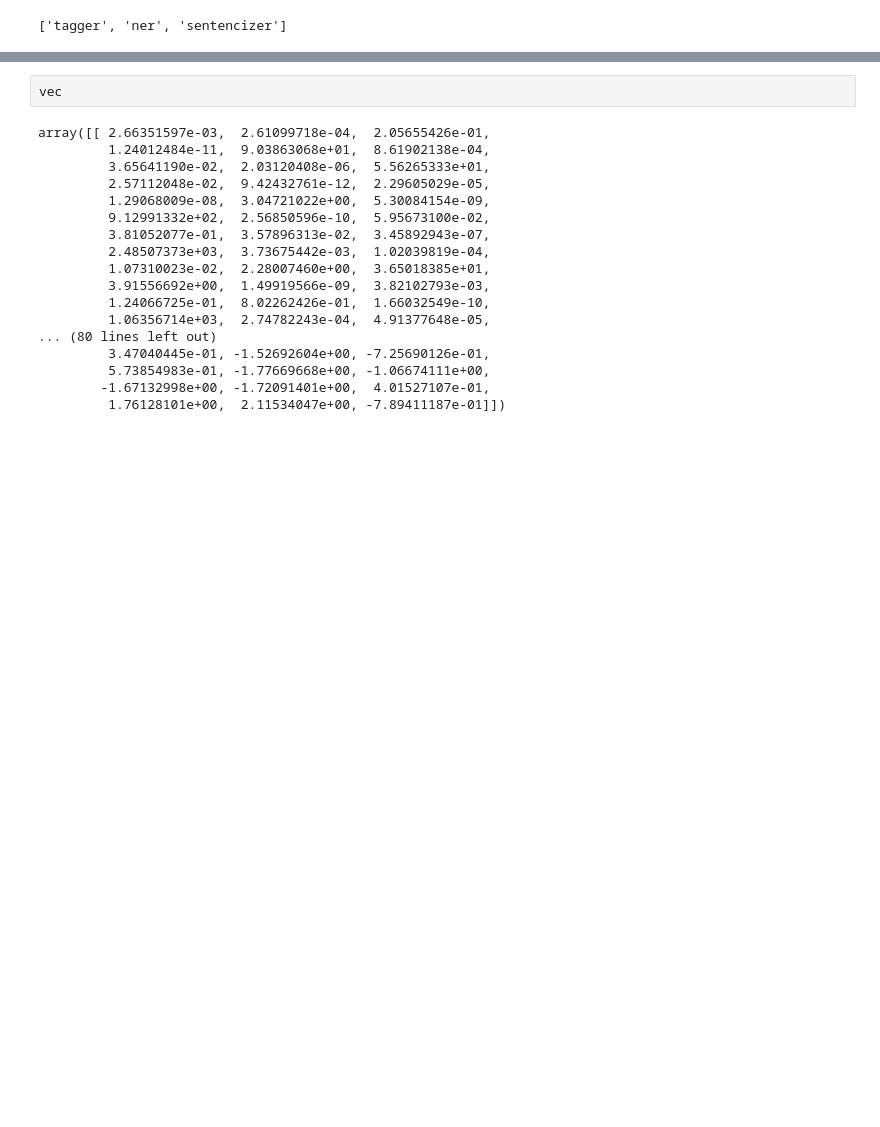
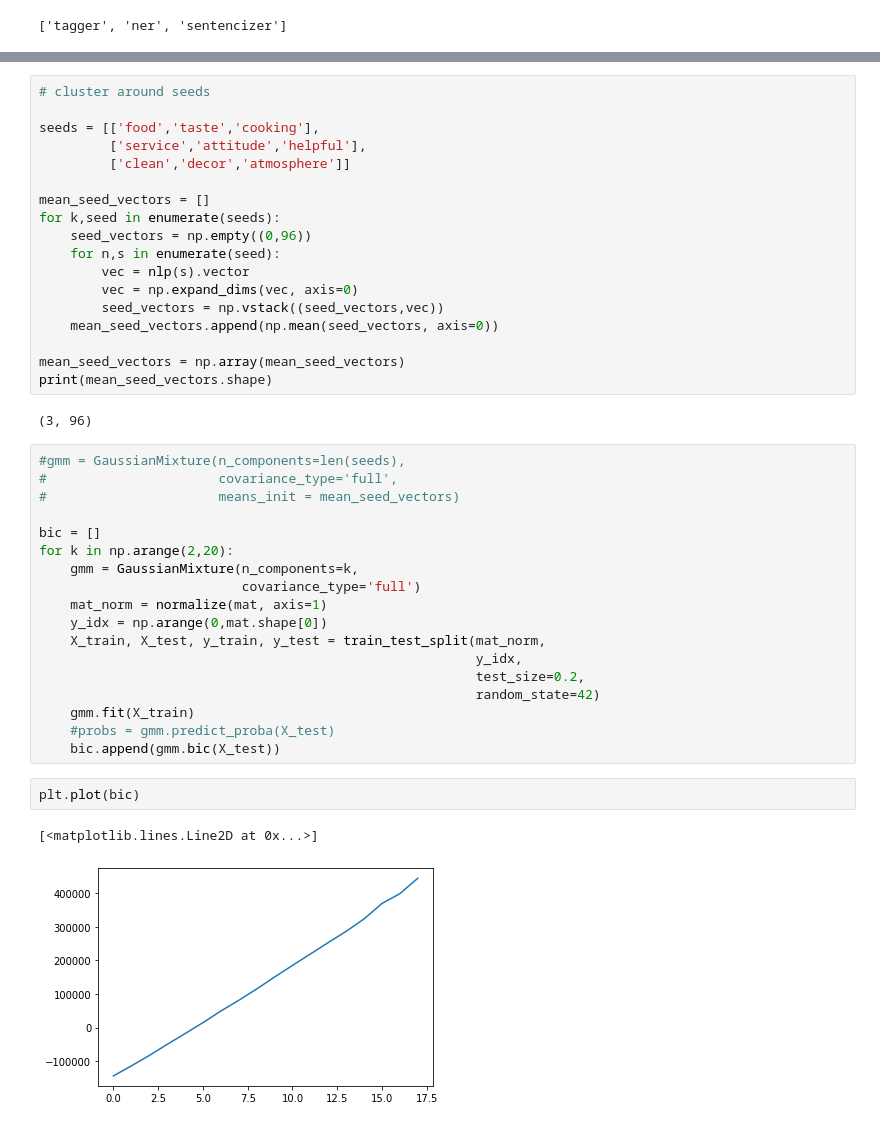
Before and after one commit to mtv2101/insight_2020a_project, a Jupyter notebook: Activated_Insights_consulting/topic_model_prototyping.ipynb, the cells around one changed output, grey strips where cells are left out. Cells and saved outputs as stored; diff of their text form; blank space fills up the shorter version.

```diff
--- a/Activated_Insights_consulting/topic_model_prototyping.ipynb
+++ b/Activated_Insights_consulting/topic_model_prototyping.ipynb
@@ -353,20 +400,43 @@ TypeError: cannot concatenate object of type '<class 'numpy.ndarray'>'; only Ser
-# %%
-vec
-# %% [output]
-array([[ 2.66351597e-03,  2.61099718e-04,  2.05655426e-01,
-         1.24012484e-11,  9.03863068e+01,  8.61902138e-04,
-         3.65641190e-02,  2.03120408e-06,  5.56265333e+01,
-         2.57112048e-02,  9.42432761e-12,  2.29605029e-05,
-         1.29068009e-08,  3.04721022e+00,  5.30084154e-09,
-         9.12991332e+02,  2.56850596e-10,  5.95673100e-02,
-         3.81052077e-01,  3.57896313e-02,  3.45892943e-07,
-         2.48507373e+03,  3.73675442e-03,  1.02039819e-04,
-         1.07310023e-02,  2.28007460e+00,  3.65018385e+01,
-         3.91556692e+00,  1.49919566e-09,  3.82102793e-03,
-         1.24066725e-01,  8.02262426e-01,  1.66032549e-10,
-         1.06356714e+03,  2.74782243e-04,  4.91377648e-05,
-... (80 lines left out)
-         3.47040445e-01, -1.52692604e+00, -7.25690126e-01,
-         5.73854983e-01, -1.77669668e+00, -1.06674111e+00,
-        -1.67132998e+00, -1.72091401e+00,  4.01527107e-01,
-         1.76128101e+00,  2.11534047e+00, -7.89411187e-01]])
+# %%
+# cluster around seeds
+
+seeds = [['food','taste','cooking'],
+         ['service','attitude','helpful'],
+         ['clean','decor','atmosphere']]
+
+mean_seed_vectors = []
+for k,seed in enumerate(seeds):
+    seed_vectors = np.empty((0,96))
+    for n,s in enumerate(seed):
+        vec = nlp(s).vector
+        vec = np.expand_dims(vec, axis=0)
+        seed_vectors = np.vstack((seed_vectors,vec))
+    mean_seed_vectors.append(np.mean(seed_vectors, axis=0))
+
+mean_seed_vectors = np.array(mean_seed_vectors)
+print(mean_seed_vectors.shape)
+# %% [output]
+(3, 96)
+# %%
+#gmm = GaussianMixture(n_components=len(seeds),
+#                      covariance_type='full',
+#                      means_init = mean_seed_vectors)
+
+bic = []
+for k in np.arange(2,20):
+    gmm = GaussianMixture(n_components=k,
+                          covariance_type='full')
+    mat_norm = normalize(mat, axis=1)
+    y_idx = np.arange(0,mat.shape[0])
+    X_train, X_test, y_train, y_test = train_test_split(mat_norm,
+                                                        y_idx,
+                                                        test_size=0.2,
+                                                        random_state=42)
+    gmm.fit(X_train)
+    #probs = gmm.predict_proba(X_test)
+    bic.append(gmm.bic(X_test))
+# %%
+plt.plot(bic)
+# %% [output]
+[<matplotlib.lines.Line2D at 0x...>]
+[figure, added]
```
Also changed, not shown: parts of 24 cells of this notebook.
